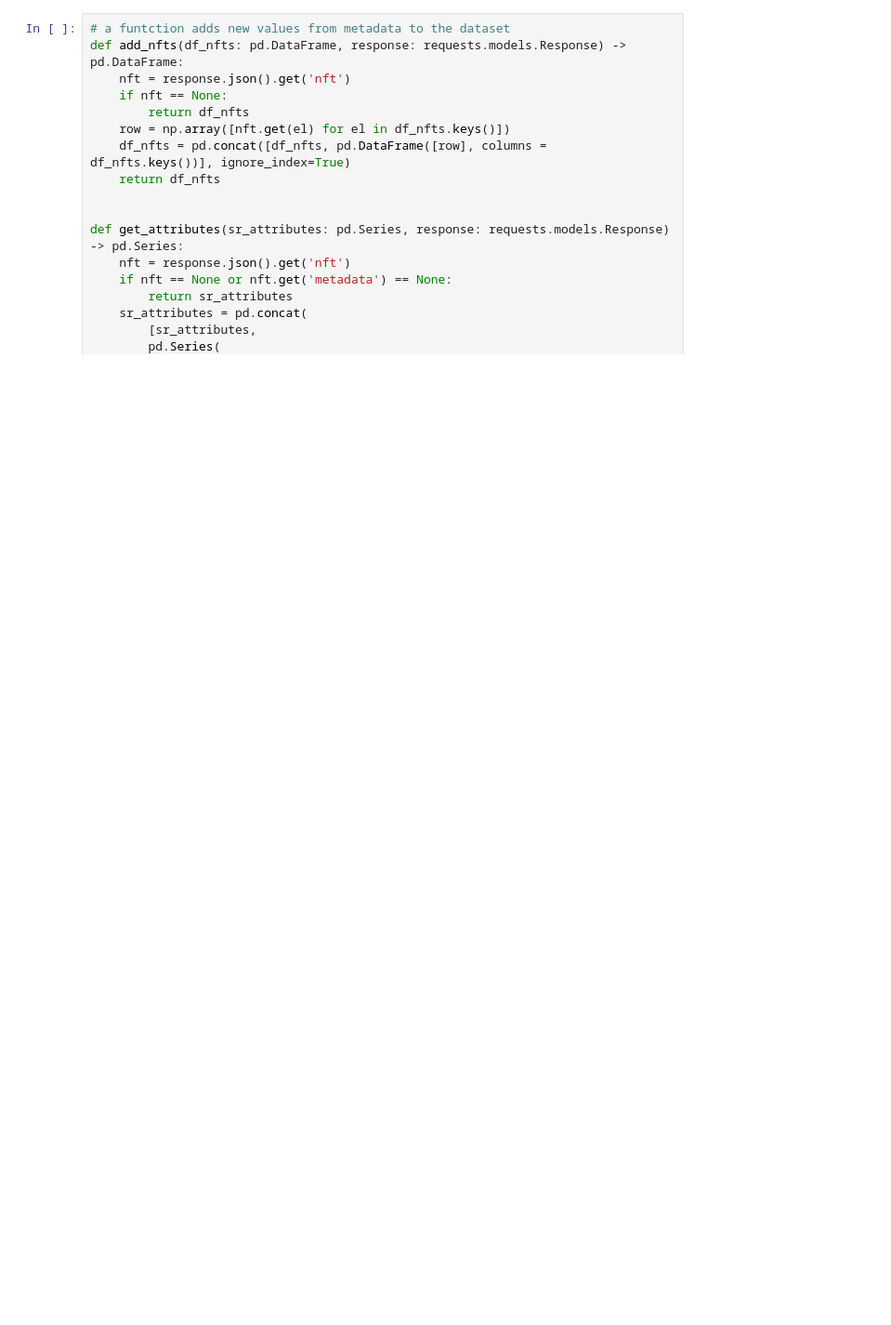
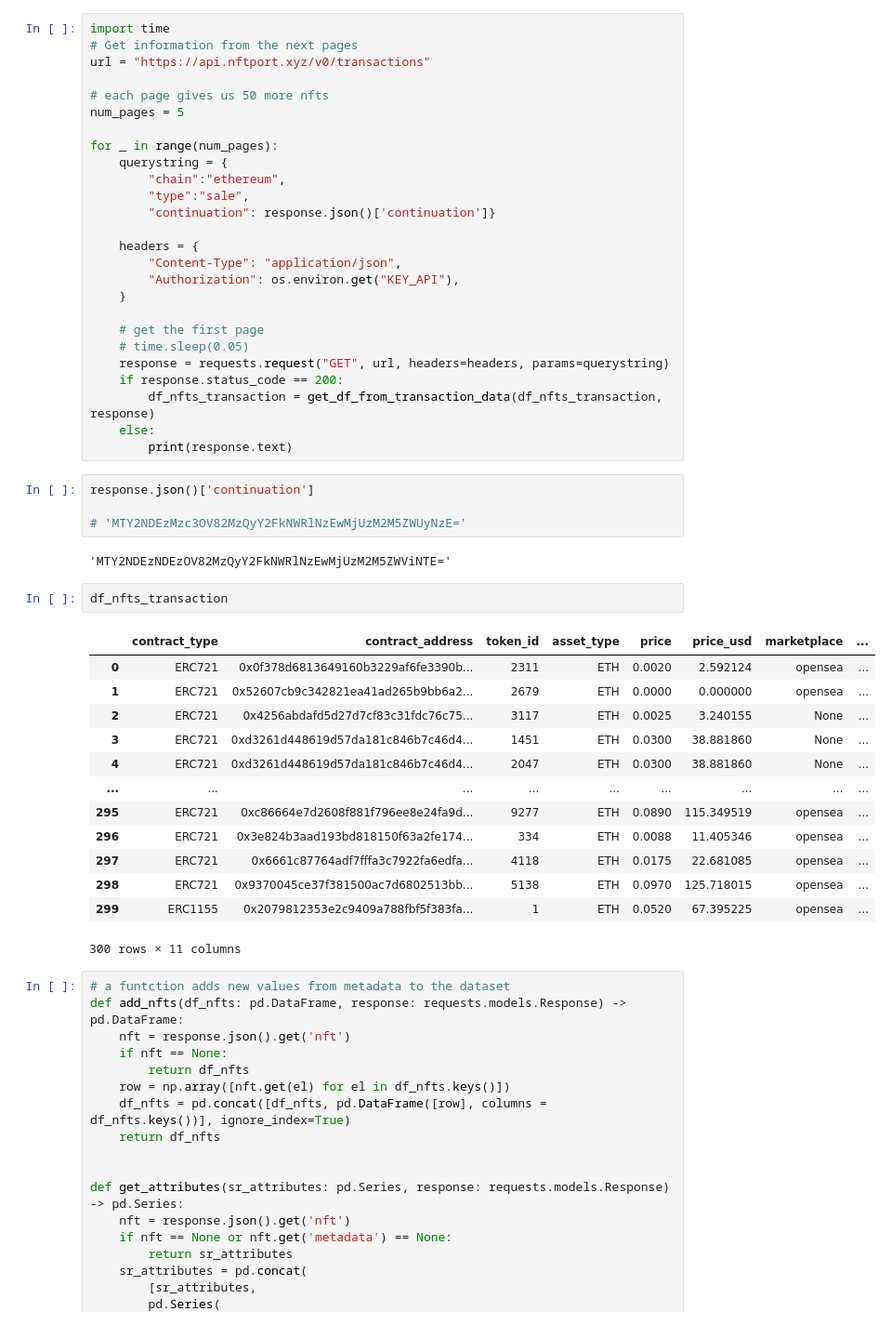
Before and after one commit to xkxixnxgx/get_nft_cost, a Jupyter notebook: get_dataset/data_from_api.ipynb, the cells around one changed output. Shown at 93% size. Cells and saved outputs as stored; diff of their text form; blank space fills up the shorter version.

```diff
--- a/get_dataset/data_from_api.ipynb
+++ b/get_dataset/data_from_api.ipynb
@@ -53,3 +53,51 @@ df_nfts_transaction.head()
+# %%
+import time
+# Get information from the next pages
+url = "https://api.nftport.xyz/v0/transactions"
+
+# each page gives us 50 more nfts
+num_pages = 5
+
+for _ in range(num_pages):
+    querystring = {
+        "chain":"ethereum",
+        "type":"sale",
+        "continuation": response.json()['continuation']}
+
+    headers = {
+        "Content-Type": "application/json",
+        "Authorization": os.environ.get("KEY_API"),
+    }
+
+    # get the first page
+    # time.sleep(0.05)
+    response = requests.request("GET", url, headers=headers, params=querystring)
+    if response.status_code == 200:
+        df_nfts_transaction = get_df_from_transaction_data(df_nfts_transaction, response)
+    else:
+        print(response.text)
+# %%
+response.json()['continuation']
+
+# 'MTY2NDEzMzc3OV82MzQyY2FkNWRlNzEwMjUzM2M5ZWUyNzE='
+# %% [output]
+'MTY2NDEzNDEzOV82MzQyY2FkNWRlNzEwMjUzM2M5ZWViNTE='
+# %%
+df_nfts_transaction
+# %% [output]
+|  | contract_type | contract_address | token_id | asset_type | price | price_usd | marketplace | ... |
+| 0 | ERC721 | 0x0f378d6813649160b3229af6fe3390b... | 2311 | ETH | 0.0020 | 2.592124 | opensea | ... |
+| 1 | ERC721 | 0x52607cb9c342821ea41ad265b9bb6a2... | 2679 | ETH | 0.0000 | 0.000000 | opensea | ... |
+| 2 | ERC721 | 0x4256abdafd5d27d7cf83c31fdc76c75... | 3117 | ETH | 0.0025 | 3.240155 | None | ... |
+| 3 | ERC721 | 0xd3261d448619d57da181c846b7c46d4... | 1451 | ETH | 0.0300 | 38.881860 | None | ... |
+| 4 | ERC721 | 0xd3261d448619d57da181c846b7c46d4... | 2047 | ETH | 0.0300 | 38.881860 | None | ... |
+| ... | ... | ... | ... | ... | ... | ... | ... | ... |
+| 295 | ERC721 | 0xc86664e7d2608f881f796ee8e24fa9d... | 9277 | ETH | 0.0890 | 115.349519 | opensea | ... |
+| 296 | ERC721 | 0x3e824b3aad193bd818150f63a2fe174... | 334 | ETH | 0.0088 | 11.405346 | opensea | ... |
+| 297 | ERC721 | 0x6661c87764adf7fffa3c7922fa6edfa... | 4118 | ETH | 0.0175 | 22.681085 | opensea | ... |
+| 298 | ERC721 | 0x9370045ce37f381500ac7d6802513bb... | 5138 | ETH | 0.0970 | 125.718015 | opensea | ... |
+| 299 | ERC1155 | 0x2079812353e2c9409a788fbf5f383fa... | 1 | ETH | 0.0520 | 67.395225 | opensea | ... |
+300 rows × 11 columns
 # %%
 # a funtction adds new values from metadata to the dataset
 def add_nfts(df_nfts: pd.DataFrame, response: requests.models.Response) -> pd.DataFrame:
```
Also changed, not shown: parts of 19 cells of this notebook, 4 other files.
